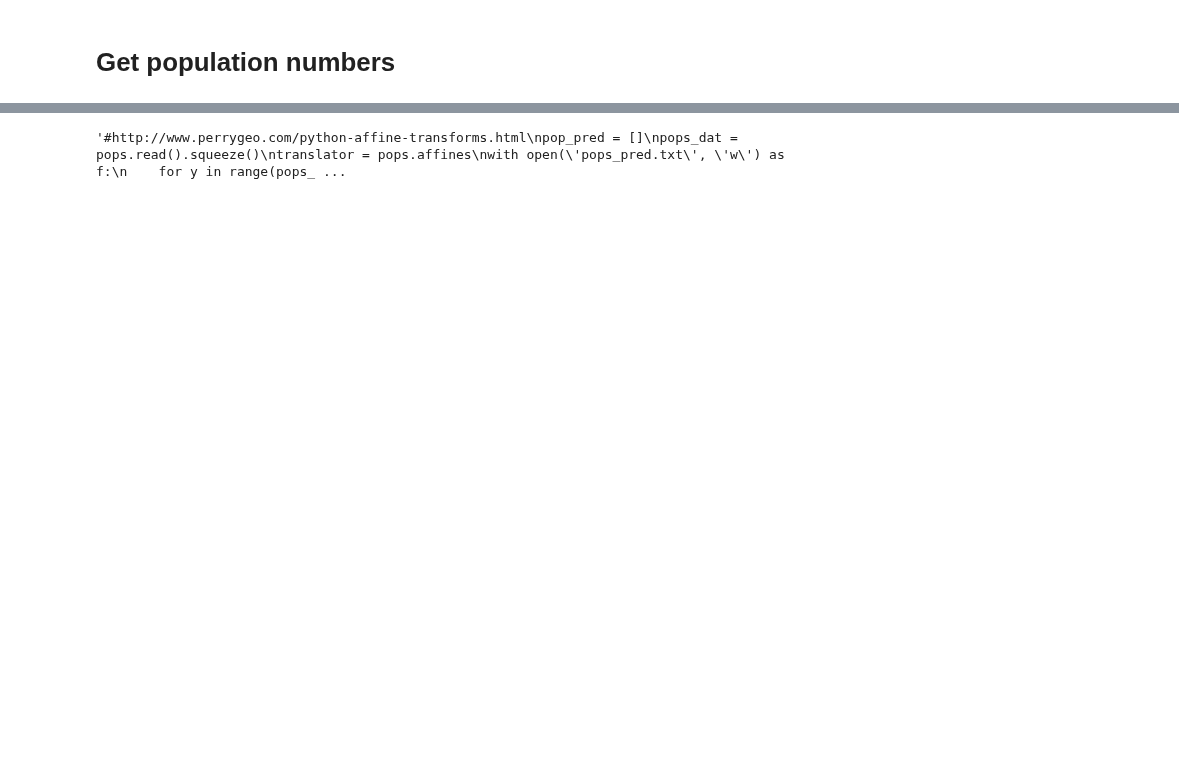
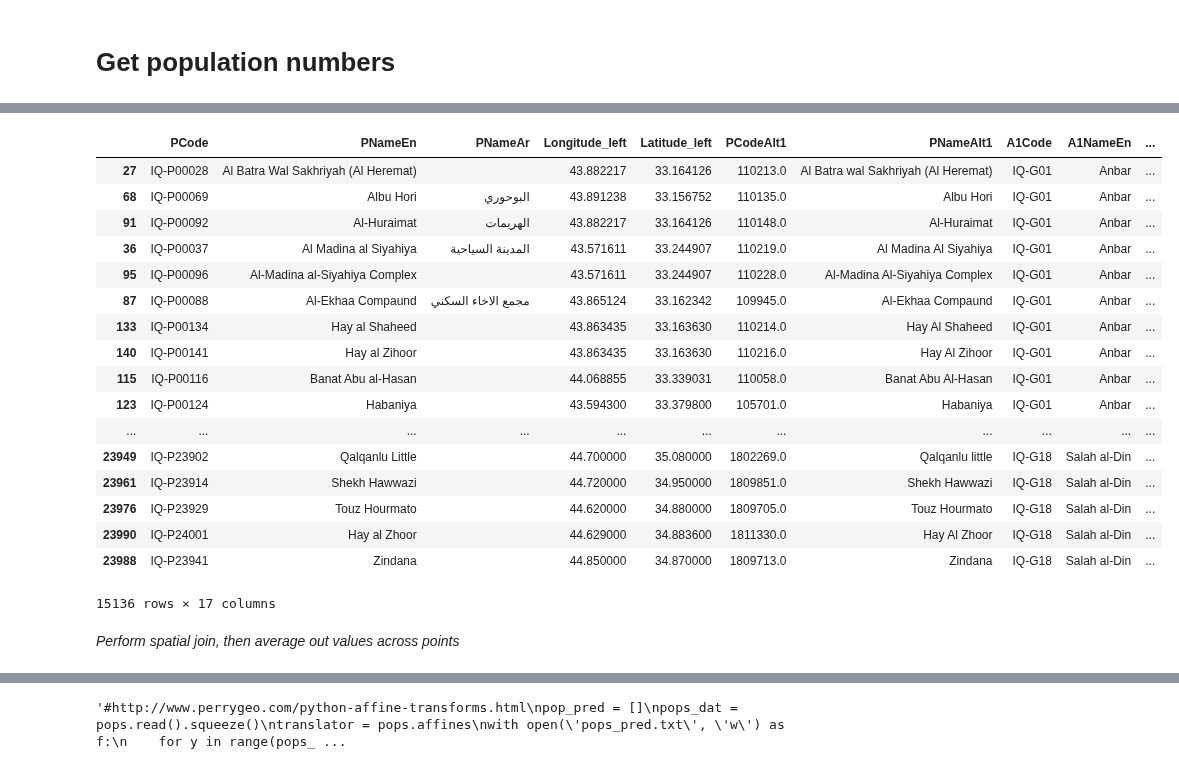
Before and after one commit to tamos/MACS30200proj, a Jupyter notebook: paper_code/DataPreparation_Flee.ipynb, the cells around one changed output, grey strips where cells are left out. Cells and saved outputs as stored; diff of their text form; code cells hidden in the pictures; blank space fills up the shorter version.

```diff
--- a/paper_code/DataPreparation_Flee.ipynb
+++ b/paper_code/DataPreparation_Flee.ipynb
@@ -70,3 +29,0 @@ replace_dict[''] = pop87.Value[pop87.City== 'Karradah Sharqiyah']'''
-# %%
-x = np.array([[1, 2, 3, 4], [4,4,4,4]])
-x.shape
@@ -74,0 +30,13 @@ x.shape
+# %%
+import os
+from shapely.geometry import Point
+listy = []
+old_cols = None
+for each_file in os.listdir('iom_dtm_reports/'):
+    print(each_file)
+    df = pd.read_csv('iom_dtm_reports/' + each_file, usecols = ['Latitude', 'Longitude', 'Families', 'Individuals'])
+    points = [Point(x,y) for x, y in zip(df.Longitude, df.Latitude)]
+    df = gpd.GeoDataFrame(df)
+    df.crs = iq_locations.crs
+    df['geometry'] = gpd.GeoSeries(points).buffer(0.01) # expand to make sure we get matches
+    df_join = gpd.sjoin(iq_locations, df)
@@ -74,0 +60,23 @@ x.shape
+# %%
+df_join.
+# %% [output]
+|  | PCode | PNameEn | PNameAr | Longitude_left | Latitude_left | PCodeAlt1 | PNameAlt1 | A1Code | A1NameEn | ... |
+| 27 | IQ-P00028 | Al Batra Wal Sakhriyah (Al Heremat) |  | 43.882217 | 33.164126 | 110213.0 | Al Batra wal Sakhriyah (Al Heremat) | IQ-G01 | Anbar | ... |
+| 68 | IQ-P00069 | Albu Hori | البوحوري | 43.891238 | 33.156752 | 110135.0 | Albu Hori | IQ-G01 | Anbar | ... |
+| 91 | IQ-P00092 | Al-Huraimat | الهريمات | 43.882217 | 33.164126 | 110148.0 | Al-Huraimat | IQ-G01 | Anbar | ... |
+| 36 | IQ-P00037 | Al Madina al Siyahiya | المدينة السياحية | 43.571611 | 33.244907 | 110219.0 | Al Madina Al Siyahiya | IQ-G01 | Anbar | ... |
+| 95 | IQ-P00096 | Al-Madina al-Siyahiya Complex |  | 43.571611 | 33.244907 | 110228.0 | Al-Madina Al-Siyahiya Complex | IQ-G01 | Anbar | ... |
+| 87 | IQ-P00088 | Al-Ekhaa Compaund | مجمع الاخاء السكني | 43.865124 | 33.162342 | 109945.0 | Al-Ekhaa Compaund | IQ-G01 | Anbar | ... |
+| 133 | IQ-P00134 | Hay al Shaheed |  | 43.863435 | 33.163630 | 110214.0 | Hay Al Shaheed | IQ-G01 | Anbar | ... |
+| 140 | IQ-P00141 | Hay al Zihoor |  | 43.863435 | 33.163630 | 110216.0 | Hay Al Zihoor | IQ-G01 | Anbar | ... |
+| 115 | IQ-P00116 | Banat Abu al-Hasan |  | 44.068855 | 33.339031 | 110058.0 | Banat Abu Al-Hasan | IQ-G01 | Anbar | ... |
+| 123 | IQ-P00124 | Habaniya |  | 43.594300 | 33.379800 | 105701.0 | Habaniya | IQ-G01 | Anbar | ... |
+| ... | ... | ... | ... | ... | ... | ... | ... | ... | ... | ... |
+| 23949 | IQ-P23902 | Qalqanlu Little |  | 44.700000 | 35.080000 | 1802269.0 | Qalqanlu little | IQ-G18 | Salah al-Din | ... |
+| 23961 | IQ-P23914 | Shekh Hawwazi |  | 44.720000 | 34.950000 | 1809851.0 | Shekh Hawwazi | IQ-G18 | Salah al-Din | ... |
+| 23976 | IQ-P23929 | Touz Hourmato |  | 44.620000 | 34.880000 | 1809705.0 | Touz Hourmato | IQ-G18 | Salah al-Din | ... |
+| 23990 | IQ-P24001 | Hay al Zhoor |  | 44.629000 | 34.883600 | 1811330.0 | Hay Al Zhoor | IQ-G18 | Salah al-Din | ... |
+| 23988 | IQ-P23941 | Zindana |  | 44.850000 | 34.870000 | 1809713.0 | Zindana | IQ-G18 | Salah al-Din | ... |
+15136 rows × 17 columns
+# %% [markdown]
+_Perform spatial join, then average out values across points_
```
Also changed, not shown: parts of 20 cells of this notebook.
